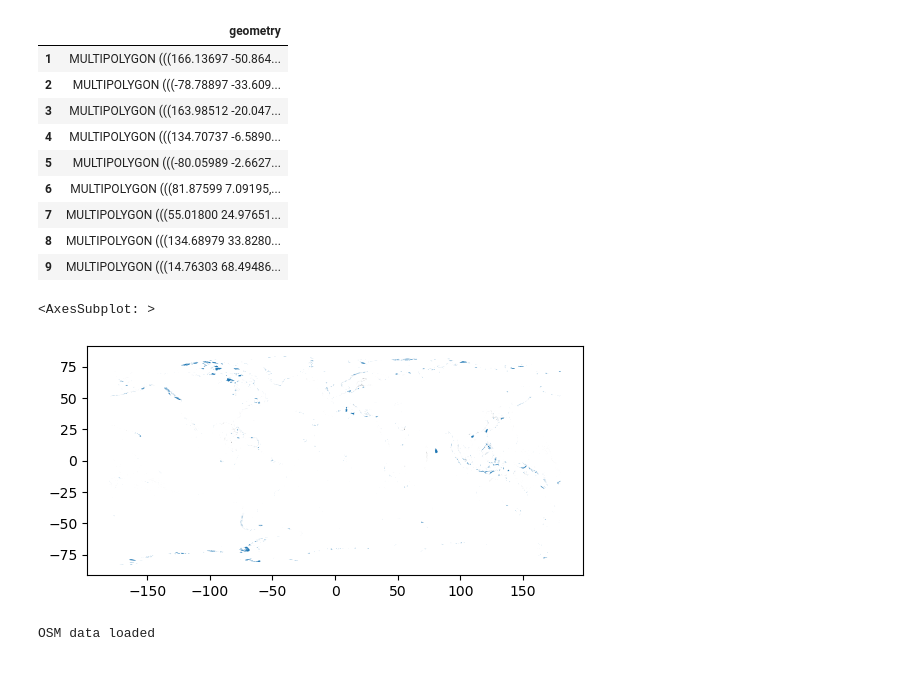
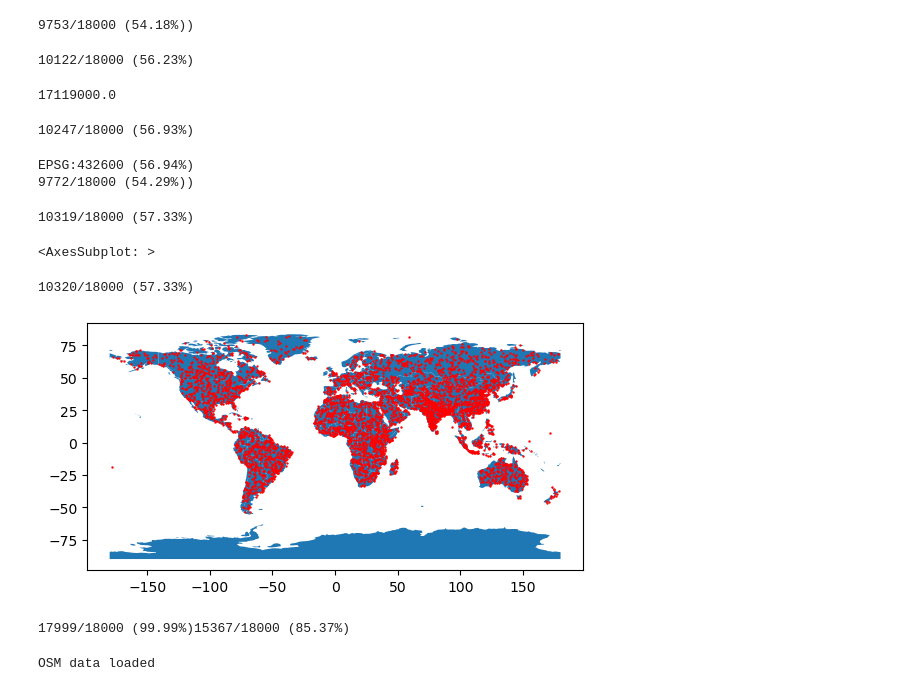
Before and after one commit to Stelath/gpt-guessr, a Jupyter notebook: GPTGuessr/gen_dataset.ipynb, the cells around one changed output. Saved outputs shown, nothing was run; the diff lists cells and outputs as text; code cells hidden in the pictures.

Commit message:
Got points based of pop

```diff
--- a/GPTGuessr/gen_dataset.ipynb
+++ b/GPTGuessr/gen_dataset.ipynb
@@ -37,23 +63,38 @@ gpd.datasets.get_path('naturalearth_lowres')
+# %%
+points = np.load('points_00.npy')
+points /= 100
+points[:, 0] -= 180
+points[:, 1] -= 90
+points[:, 1] *= -1
+points *= 10**5
+# %% [output]
+9753/18000 (54.18%))
+# %%
+points.max()
+# %% [output]
+10122/18000 (56.23%)
+17119000.0
+10247/18000 (56.93%)
 # %%
-world = gpd.read_file('world_land.shp')
+world = gpd.read_file(gpd.datasets.get_path('naturalearth_lowres'))
 # world = world[(world.pop_est>0) & (world.name!="Antarctica")]
 # world = world.iloc[world.idx == 0]
-world.head(12)
+
+coords_df = gpd.GeoDataFrame(geometry=[Point(point[0], point[1]) for point in points])
+coords_df.crs = 'ESRI:54009'
+coords_df.to_crs(world.crs, inplace=True)
+print(world.crs)
 # %% [output]
-|  | geometry |
-| 1 | MULTIPOLYGON (((166.13697 -50.864... |
-| 2 | MULTIPOLYGON (((-78.78897 -33.609... |
-| 3 | MULTIPOLYGON (((163.98512 -20.047... |
-| 4 | MULTIPOLYGON (((134.70737 -6.5890... |
-| 5 | MULTIPOLYGON (((-80.05989 -2.6627... |
-| 6 | MULTIPOLYGON (((81.87599 7.09195,... |
-| 7 | MULTIPOLYGON (((55.01800 24.97651... |
-| 8 | MULTIPOLYGON (((134.68979 33.8280... |
-| 9 | MULTIPOLYGON (((14.76303 68.49486... |
+EPSG:432600 (56.94%)
+9772/18000 (54.29%))
-# %%
-world.plot()
-# %% [output]
-<AxesSubplot: >
-[figure, removed]
+# %%
+world_plot = world.plot()
+coords_df.plot(ax=world_plot, marker='o', color='red', markersize=0.5)
+# %% [output]
+10319/18000 (57.33%)
+<AxesSubplot: >
+10320/18000 (57.33%)
+[figure, added]
+17999/18000 (99.99%)15367/18000 (85.37%)
 # %%
 # Initialize the OSM parser object
```
Also changed, not shown: parts of 9 cells of this notebook, 14 other files.
